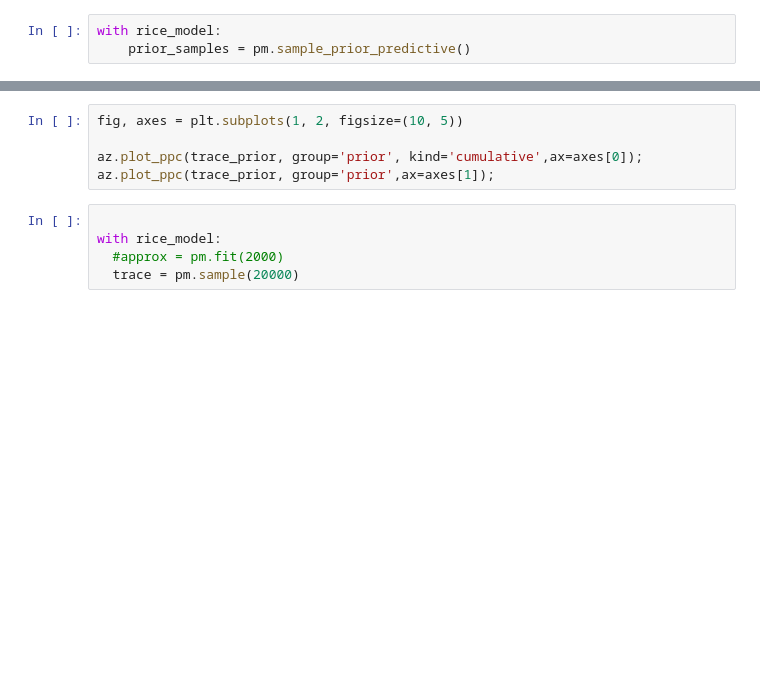
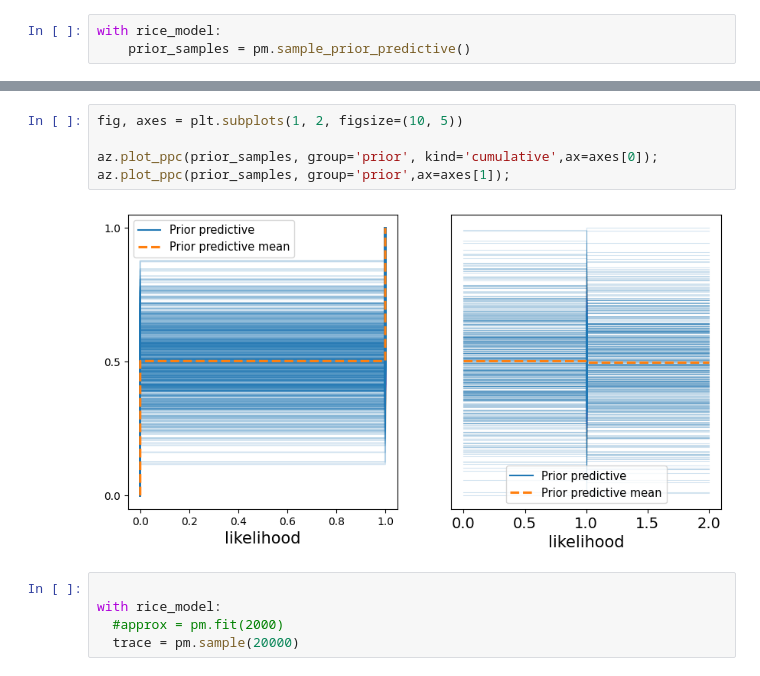
Before and after one commit to AnabelleSouza/CRUD_PDO-CONTEINER, a Jupyter notebook: rice_1.ipynb, the cells around one changed output, grey strips where cells are left out. Saved outputs shown, nothing was run; the diff lists cells and outputs as text; blank space fills up the shorter version.

```diff
--- a/rice_1.ipynb
+++ b/rice_1.ipynb
@@ -276,8 +272,10 @@ plt.show()
 # %%
 fig, axes = plt.subplots(1, 2, figsize=(10, 5))
 
-az.plot_ppc(trace_prior, group='prior', kind='cumulative',ax=axes[0]);
-az.plot_ppc(trace_prior, group='prior',ax=axes[1]);
+az.plot_ppc(prior_samples, group='prior', kind='cumulative',ax=axes[0]);
+az.plot_ppc(prior_samples, group='prior',ax=axes[1]);
+# %% [output]
+[figure, added]
 # %%
 
 with rice_model:
```
Also changed, not shown: parts of 8 cells of this notebook.
